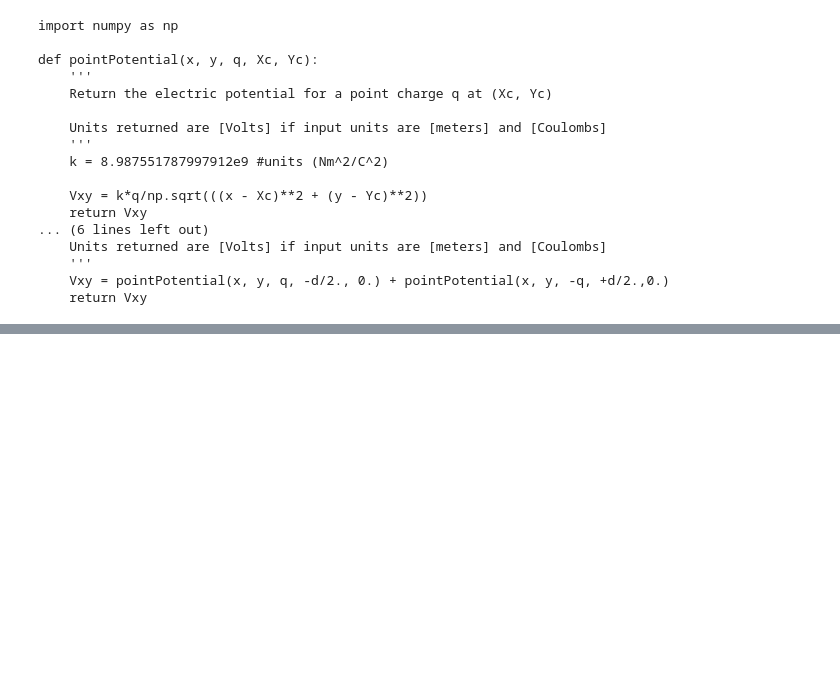
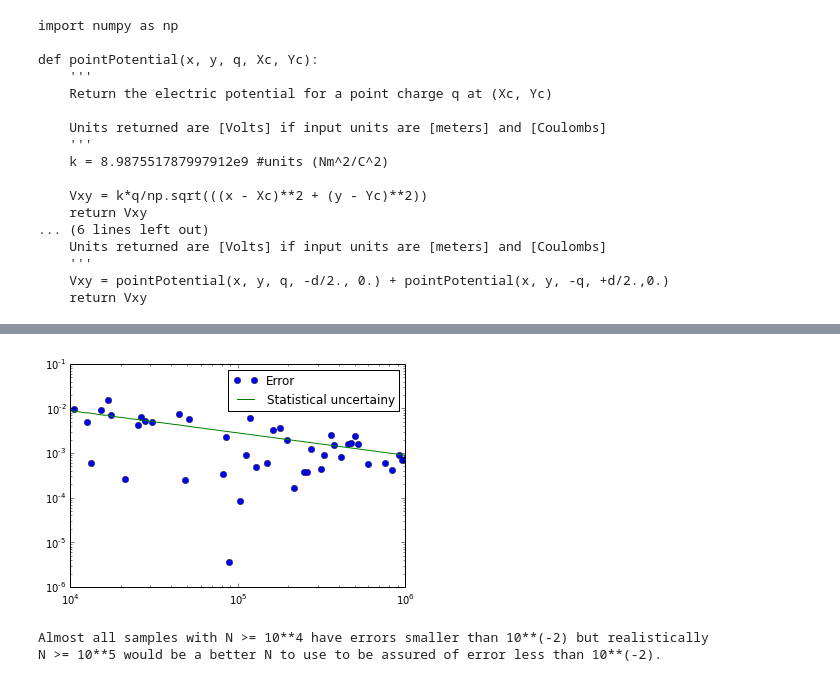
Before and after one commit to daw202/PHYS202-S14, a Jupyter notebook: SciPy/MCIntegrationExercises.ipynb, the cells around one changed output, grey strips where cells are left out. Cells and saved outputs as stored; diff of their text form; code cells hidden in the pictures; blank space fills up the shorter version.

Commit message:
Work on MCIntegrationExercises, almost complete

```diff
--- a/SciPy/MCIntegrationExercises.ipynb
+++ b/SciPy/MCIntegrationExercises.ipynb
@@ -38,19 +38,18 @@ def pointPotential(x, y, q, Xc, Yc):
     Vxy = pointPotential(x, y, q, -d/2., 0.) + pointPotential(x, y, -q, +d/2.,0.)
     return Vxy
 # %%
-xmin = -1; xmax = 1
-ymin = 0; ymax = 2
+xmin = -1.; xmax = 1.
+ymin = 0.; ymax = 2.
 A = (ymax - ymin) * (ymax - ymin)
-scd = 1.*10**(-6) / A
+scd = 1. * 10**(-6) #C / m^2
 f = lambda q, x, y: pointPotential(2, 3, q, x, y)
 
 N = [10, 10**2, 10**3, 10**4, 10**5, 10**6]
 for i in N:
-    dQ = scd * A / i
     samples_x = xmin + (xmax - xmin) * np.random.random_sample(i)
     samples_y = ymin + (ymax - ymin) * np.random.random_sample(i)
-    approx = f(dQ, samples_x, samples_y)
-    I = approx.sum() * A
+    approx = f(scd, samples_x, samples_y)
+    I = approx.mean() * A
 
     Iunc = A * np.sqrt(((approx**2).mean() - (approx.mean()**2))/i)
 
@@ -73,0 +179,29 @@ Point potential: 13028.681597,  Statistical uncertainty: 0.000003
+# %%
+f = lambda x: 4 * sqrt(1 - x **2)
+N = np.logspace(4, 6, 100)
+
+stat_uncertainties = []
+results = []
+for i in N:
+    samples_x = np.random.random_sample(i)
+    approx = f(samples_x)
+    results.append(approx.mean())
+    if i >= 10**4:
+        stat_uncertainties.append(sqrt(((f(samples_x)**2).mean() - (f(samples_x).mean())**2)/i))
+
+stat_uncertainties = np.array(stat_uncertainties)
+results = np.array(results)
+error = pi - results
+# %%
+plt.loglog(N, error,  'o', label = 'Error')
+plt.loglog(N, stat_uncertainties, label = 'Statistical uncertainy')
+plt.legend()
+plt.show()
+# %% [output]
+[figure, added]
+# %%
+print 'Almost all samples with N >= 10**4 have errors smaller than 10**(-2) but realistically \
+\nN >= 10**5 would be a better N to use to be assured of error less than 10**(-2).'
+# %% [output]
+Almost all samples with N >= 10**4 have errors smaller than 10**(-2) but realistically
+N >= 10**5 would be a better N to use to be assured of error less than 10**(-2).
```
Also changed, not shown: parts of 14 cells of this notebook.
